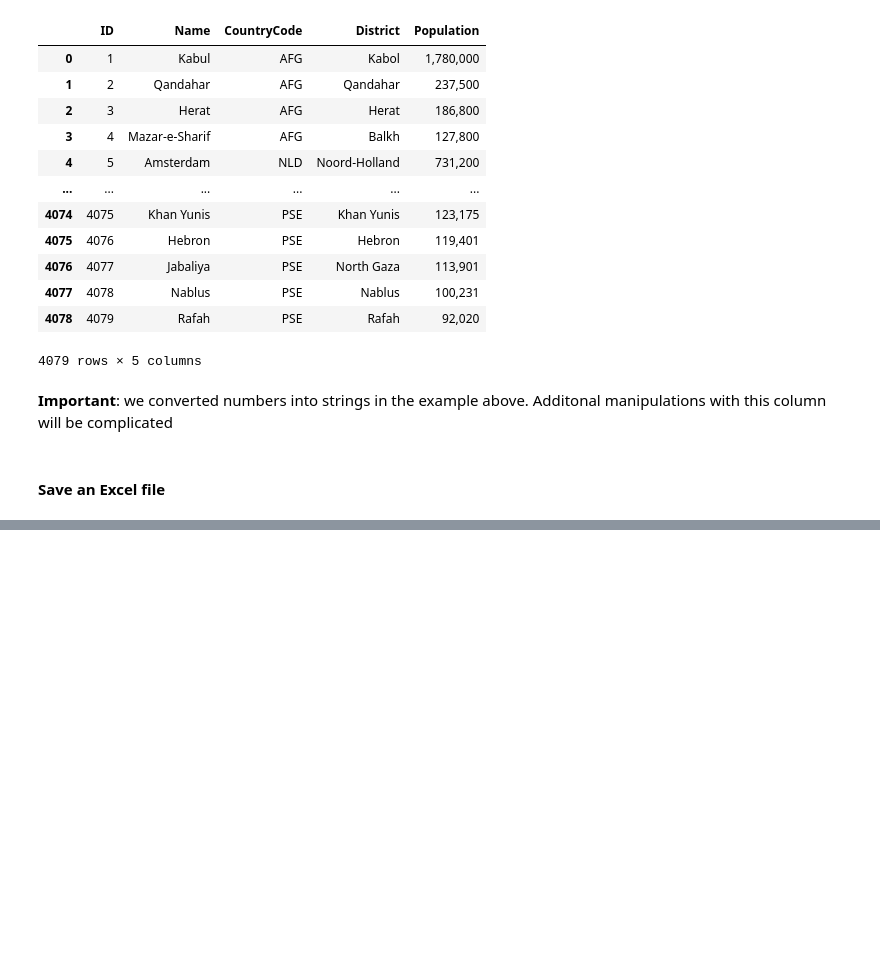
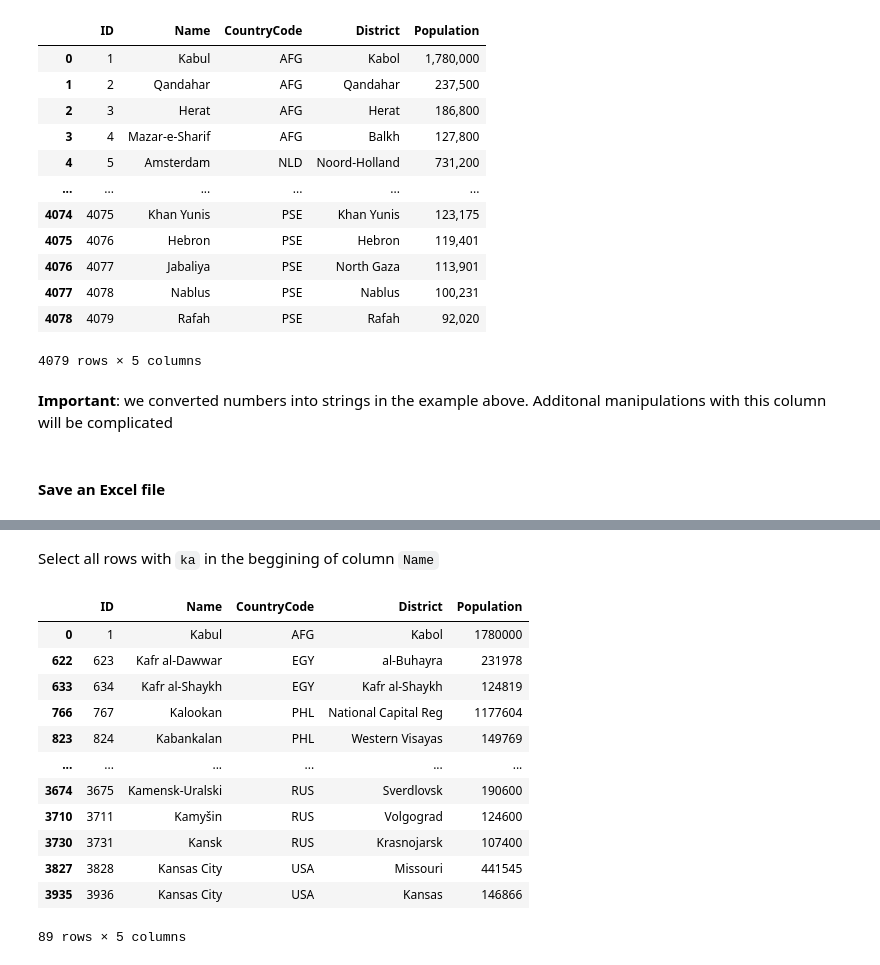
Before and after one commit to dolgovd/python, a Jupyter notebook: Data-Analysis/DataFrame.ipynb, the cells around one changed output, grey strips where cells are left out. Cells and saved outputs as stored; diff of their text form; code cells hidden in the pictures; blank space fills up the shorter version.

```diff
--- a/Data-Analysis/DataFrame.ipynb
+++ b/Data-Analysis/DataFrame.ipynb
@@ -974,0 +994,18 @@ cities_df.to_excel('new_cities.xlsx', sheet_name='Cities', index=False)
+# %% [markdown]
+Select all rows with `ka` in the beggining of column `Name`
+# %%
+df[df.Name.str.contains('^ka', case=False, regex=True)]
+# %% [output]
+|  | ID | Name | CountryCode | District | Population |
+| 0 | 1 | Kabul | AFG | Kabol | 1780000 |
+| 622 | 623 | Kafr al-Dawwar | EGY | al-Buhayra | 231978 |
+| 633 | 634 | Kafr al-Shaykh | EGY | Kafr al-Shaykh | 124819 |
+| 766 | 767 | Kalookan | PHL | National Capital Reg | 1177604 |
+| 823 | 824 | Kabankalan | PHL | Western Visayas | 149769 |
+| ... | ... | ... | ... | ... | ... |
+| 3674 | 3675 | Kamensk-Uralski | RUS | Sverdlovsk | 190600 |
+| 3710 | 3711 | Kamyšin | RUS | Volgograd | 124600 |
+| 3730 | 3731 | Kansk | RUS | Krasnojarsk | 107400 |
+| 3827 | 3828 | Kansas City | USA | Missouri | 441545 |
+| 3935 | 3936 | Kansas City | USA | Kansas | 146866 |
+89 rows × 5 columns
```
Also changed, not shown: parts of 14 cells of this notebook.
